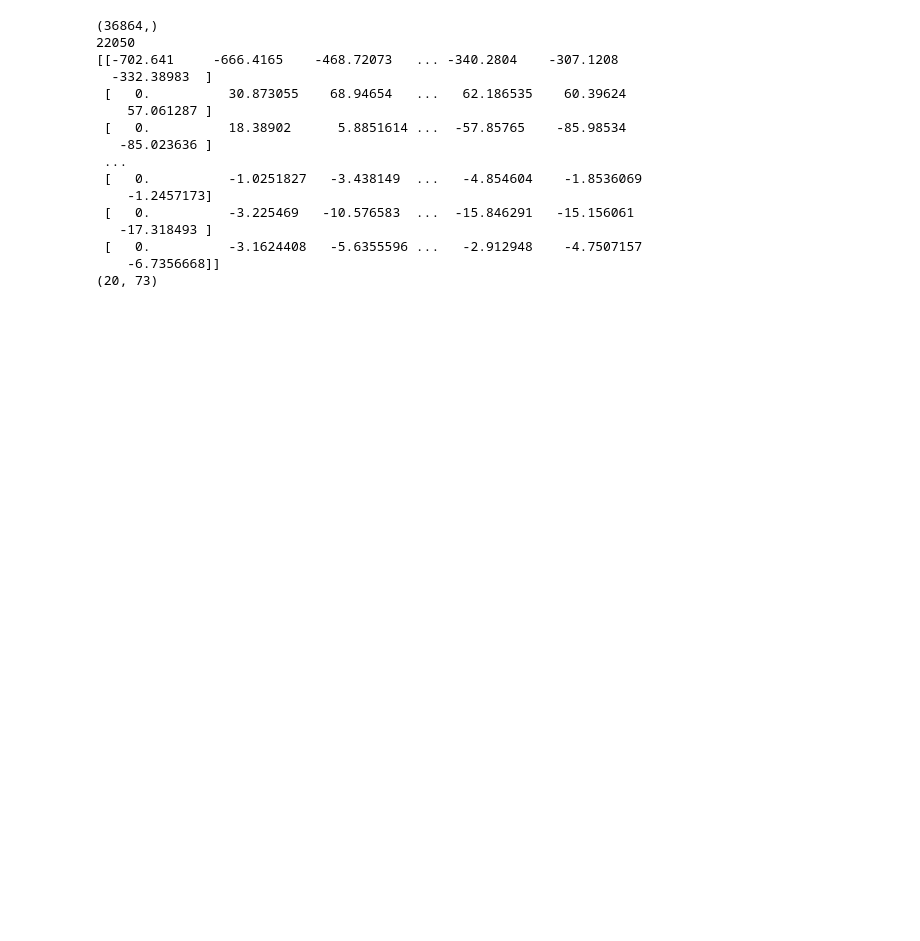
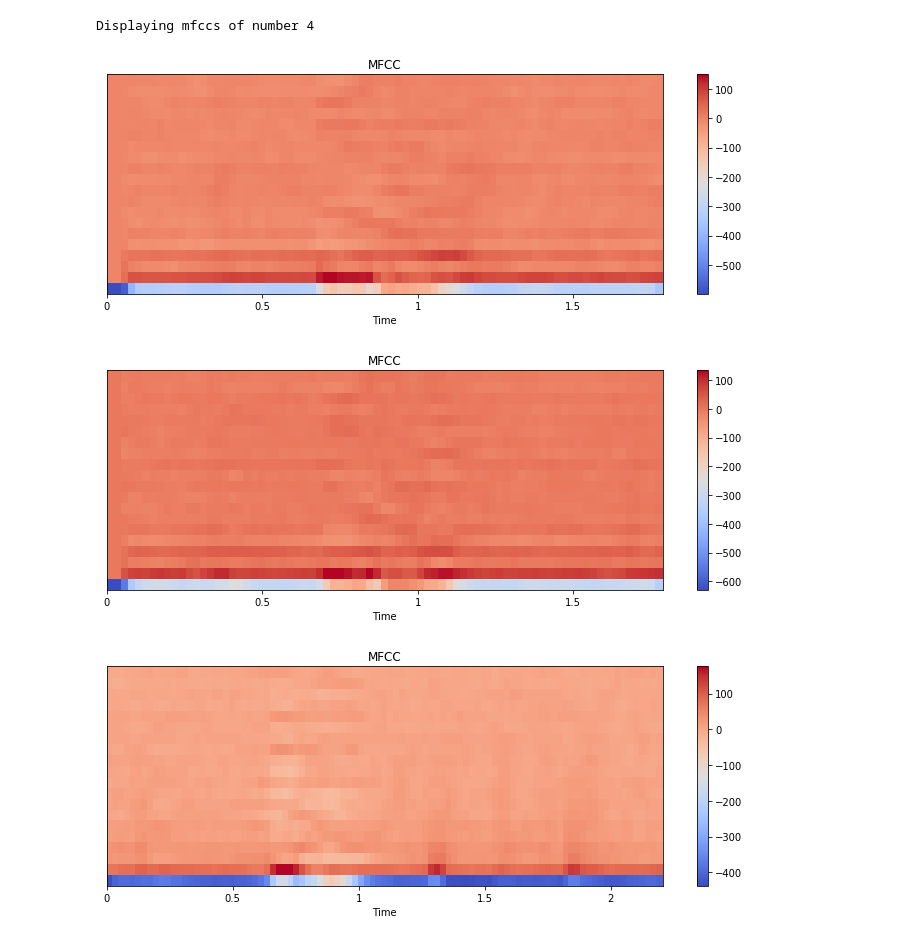
Before and after one commit to vakhokoto/Voice-Classifier, a Jupyter notebook: Data Preprocessing.ipynb, the cells around one changed output. Cells and saved outputs as stored; diff of their text form; code cells hidden in the pictures; blank space fills up the shorter version.

Commit message:
mfcc plot

```diff
--- a/Data Preprocessing.ipynb
+++ b/Data Preprocessing.ipynb
@@ -6,30 +8,35 @@ import numpy as np
 # %%
 sub_dirs = ['1', '2', '3', '4', '5']
 parent_dir = 'Data'
-file_ext="aleksandre-pert-1a.wav" # change to "*.wav" to read all voices
+file_ext="*.wav" # change to "*.wav" to read all voices
+samples = []
 
 for num, sub_dir in enumerate(sub_dirs):
     for fn in glob.glob(os.path.join(parent_dir, sub_dir, file_ext)):
         sound_clip,s = librosa.load(fn)
-        print(sound_clip.shape)
-        print(s)
-        mfcc = librosa.feature.mfcc(y=sound_clip, sr=s)
-        print(mfcc)
-        print(mfcc.shape)
+        mfcc = librosa.feature.mfcc(y=sound_clip, sr=s, n_mfcc=20)
+        mfcc = mfcc.T.tolist()
+        samples.append((mfcc, int(sub_dir)))
-# %% [output]
-(36864,)
-22050
-[[-702.641     -666.4165    -468.72073   ... -340.2804    -307.1208
-  -332.38983  ]
- [   0.          30.873055    68.94654   ...   62.186535    60.39624
-    57.061287 ]
- [   0.          18.38902      5.8851614 ...  -57.85765    -85.98534
-   -85.023636 ]
- ...
- [   0.          -1.0251827   -3.438149  ...   -4.854604    -1.8536069
-    -1.2457173]
- [   0.          -3.225469   -10.576583  ...  -15.846291   -15.156061
-   -17.318493 ]
- [   0.          -3.1624408   -5.6355596 ...   -2.912948    -4.7507157
-    -6.7356668]]
-(20, 73)
+# %%
+def plot_mfcc(number, N=3):
+    random.shuffle(samples)
+    print('Displaying mfccs of number ' + str(number))
+    for mfcc, num in samples:
+        if N == 0:
+            break
+        if num == number:
+            plt.figure(figsize=(10, 4))
+            mfcc = np.asarray(mfcc).T
+            librosa.display.specshow(mfcc, x_axis='time')
+            plt.colorbar()
+            plt.title('MFCC')
+            plt.tight_layout()
+            N -= 1
+    plt.show()
+# %%
+plot_mfcc(number=4)
+# %% [output]
+Displaying mfccs of number 4
+[figure, added]
+[figure, added]
+[figure, added]
```
Also changed, not shown: parts of 2 cells of this notebook, 1 other file.
